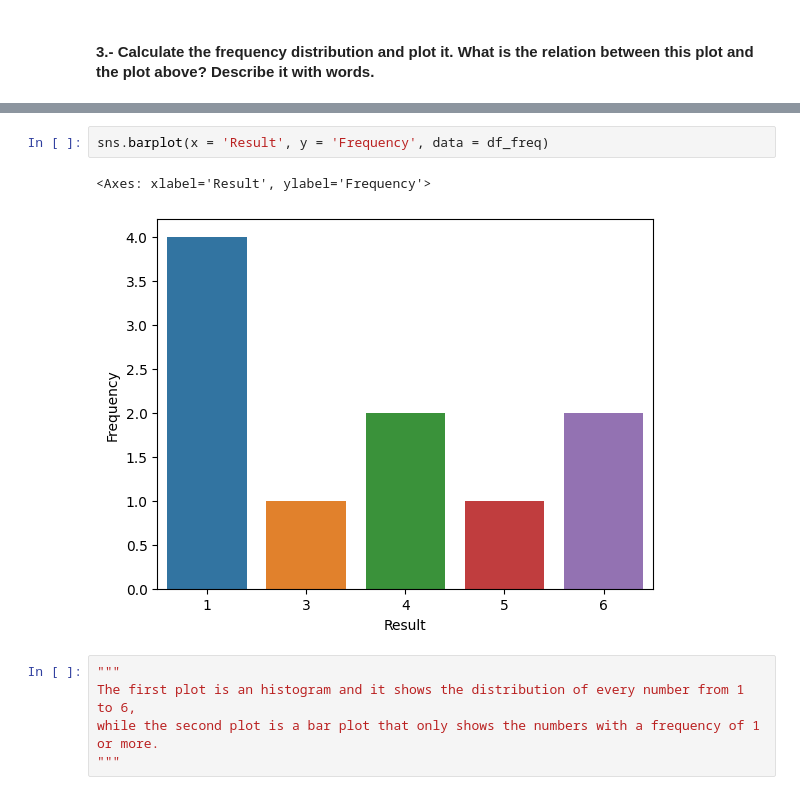
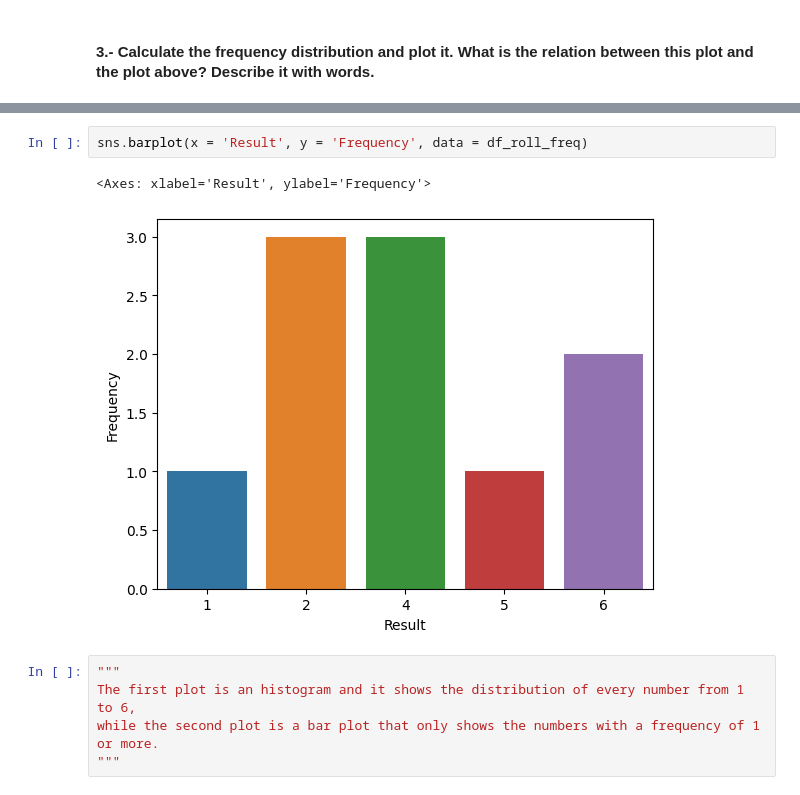
Before and after one commit to MargaMontV/dataptmad0223_labs, a Jupyter notebook: module-2/understanding-descriptive-stats/your-code/main.ipynb, the cells around one changed output, grey strips where cells are left out. Drawn from its saved outputs; the diff is of its cells as text.

```diff
--- a/module-2/understanding-descriptive-stats/your-code/main.ipynb
+++ b/module-2/understanding-descriptive-stats/your-code/main.ipynb
@@ -57,8 +59,8 @@ df_roll_freq
 # %%
-sns.barplot(x = 'Result', y = 'Frequency', data = df_freq)
+sns.barplot(x = 'Result', y = 'Frequency', data = df_roll_freq)
 # %% [output]
 <Axes: xlabel='Result', ylabel='Frequency'>
-[figure, old version]
+[figure, new version]
 # %%
 """
 The first plot is an histogram and it shows the distribution of every number from 1 to 6,
```
Also changed, not shown: parts of 93 cells of this notebook.
